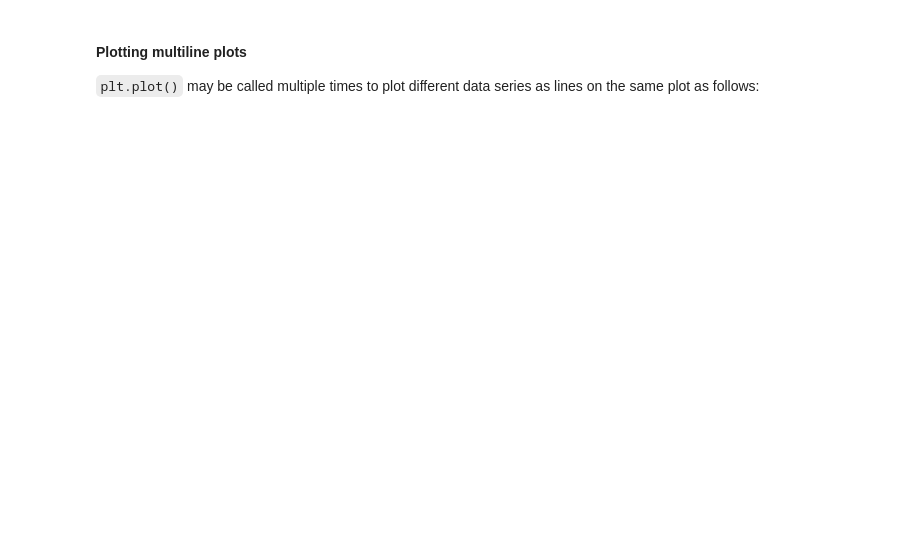
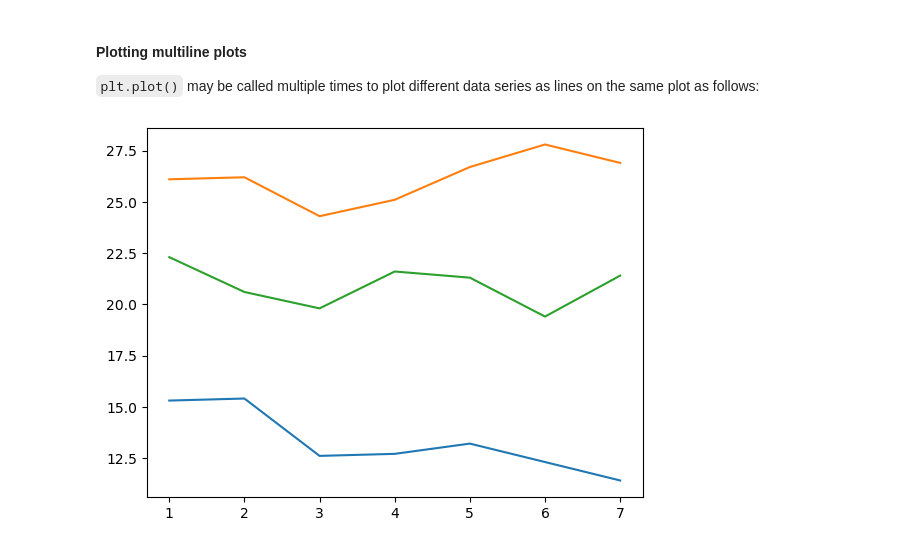
Before and after one commit to francis-ohara/intro-to-data-science, a Jupyter notebook: notebooks/5-matplotlib-exercise.ipynb, the cells around one changed output. Cells and saved outputs as stored; diff of their text form; code cells hidden in the pictures; blank space fills up the shorter version.

```diff
--- a/notebooks/5-matplotlib-exercise.ipynb
+++ b/notebooks/5-matplotlib-exercise.ipynb
@@ -209,3 +209,14 @@ plt.scatter(row0, row1);  # plots row 0 along x-axis, row 1 along y-axis of scat
 # %% [markdown]
 #### Plotting multiline plots
 `plt.plot()` may be called multiple times to plot different data series as lines on the same plot as follows:
+# %%
+x = [1, 2, 3, 4, 5, 6, 7]  # common x-axis values
+y0 = [15.3, 15.4, 12.6, 12.7, 13.2, 12.3, 11.4]
+y1 = [26.1, 26.2, 24.3, 25.1, 26.7, 27.8, 26.9]
+y2 = [22.3, 20.6, 19.8, 21.6, 21.3, 19.4, 21.4]
+
+plt.plot(x, y0)
+plt.plot(x, y1)
+plt.plot(x, y2);
+# %% [output]
+[figure, added]
```
Also changed, not shown: parts of 13 cells of this notebook, 1 other file.
